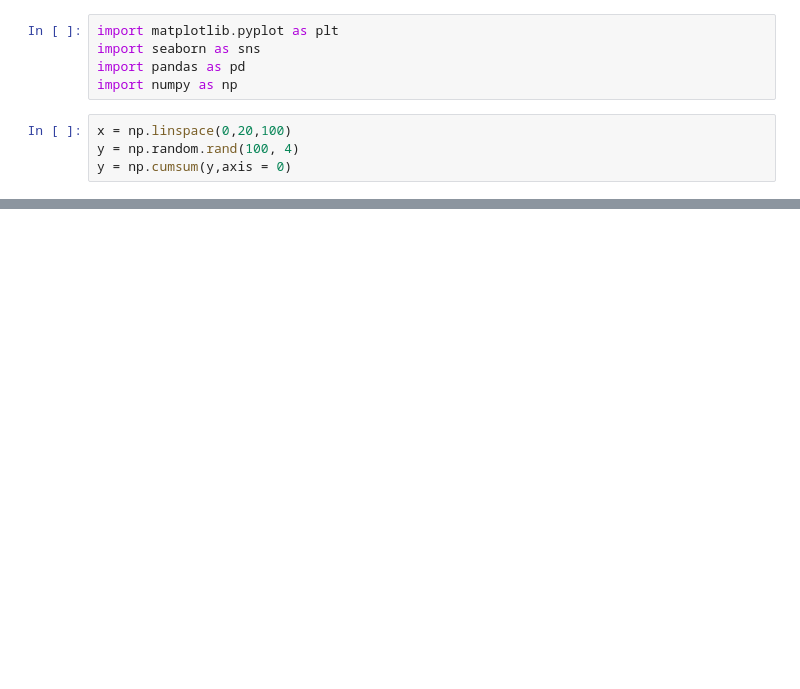
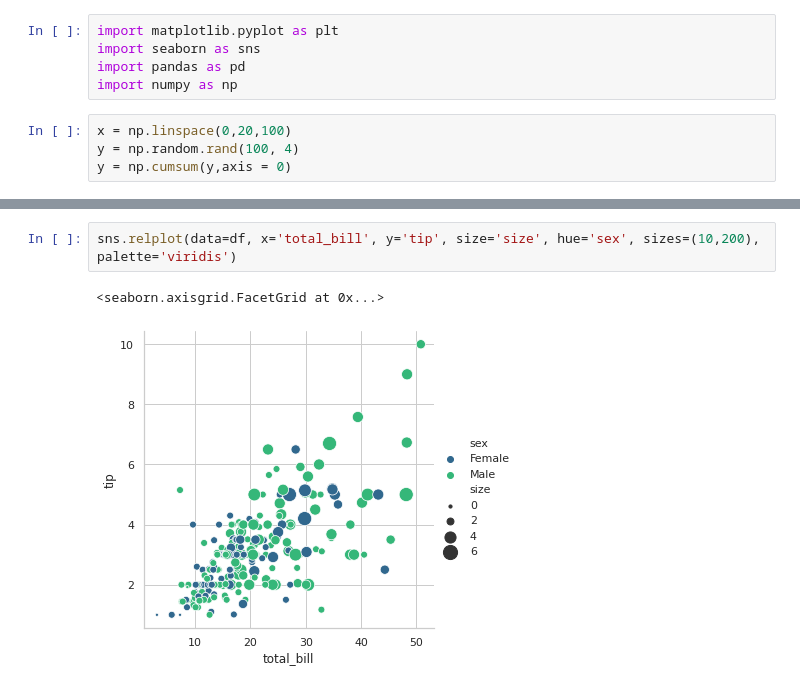
Before and after one commit to KonradBier/kBI, a Jupyter notebook: Wizualizacje1.ipynb, the cells around one changed output, grey strips where cells are left out. Drawn from its saved outputs; the diff is of its cells as text; blank space fills up the shorter version.

```diff
--- a/Wizualizacje1.ipynb
+++ b/Wizualizacje1.ipynb
@@ -19,0 +87,5 @@ plt.plot(x, y)
+# %%
+sns.relplot(data=df, x='total_bill', y='tip', size='size', hue='sex', sizes=(10,200), palette='viridis')
+# %% [output]
+<seaborn.axisgrid.FacetGrid at 0x...>
+[figure, added]
```
Also changed, not shown: parts of 9 cells of this notebook.
